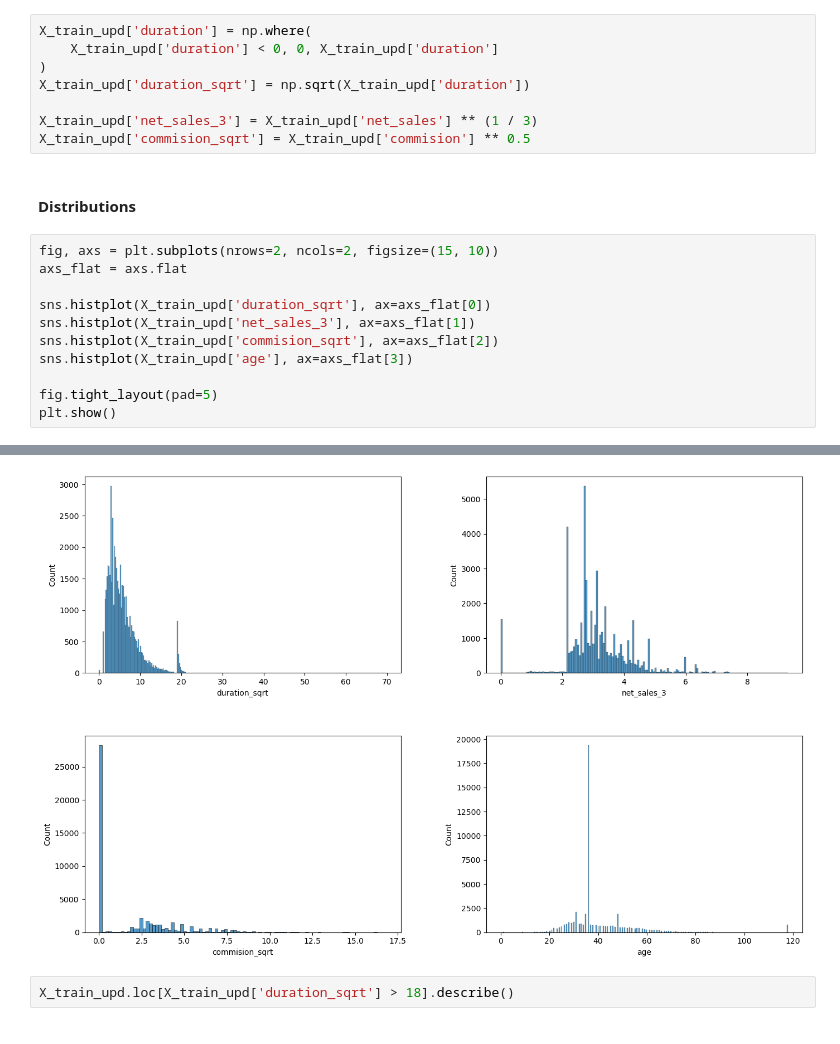
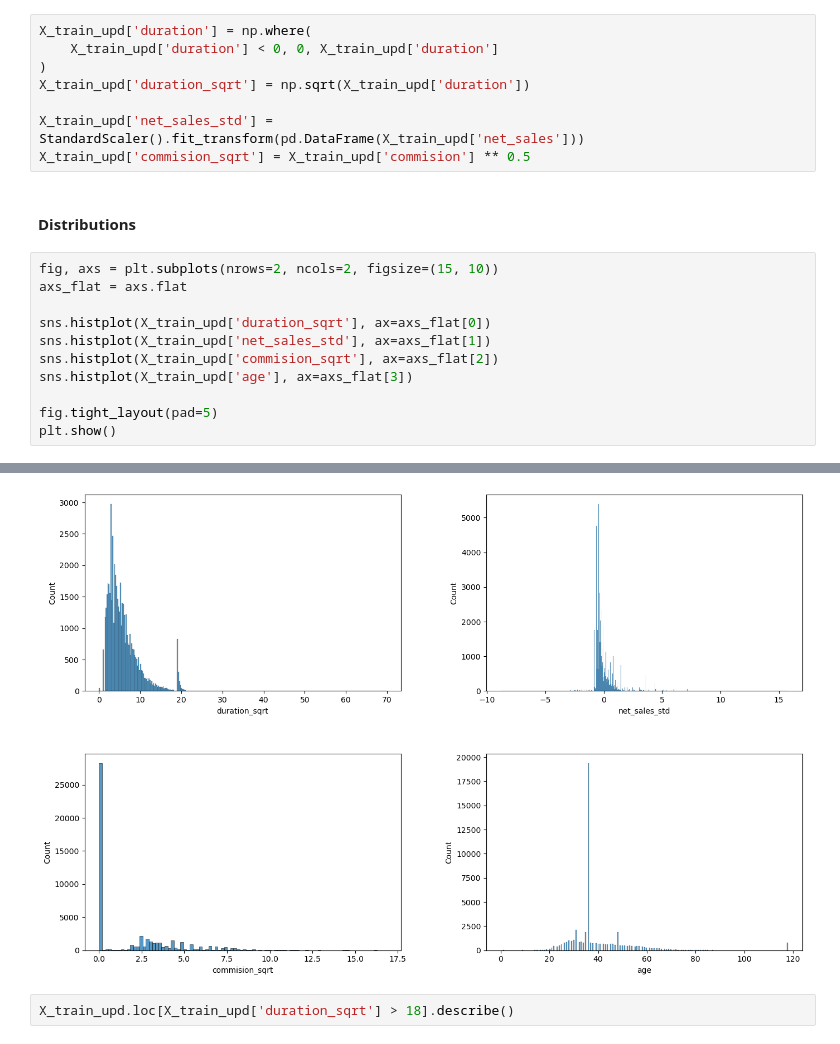
Before and after one commit to AndreiShelest/ML_travel_insurance, a Jupyter notebook: notebooks/eda.ipynb, the cells around one changed output, grey strips where cells are left out. Drawn from its saved outputs; the diff is of its cells as text.

Commit message:
add std scaler

```diff
--- a/notebooks/eda.ipynb
+++ b/notebooks/eda.ipynb
@@ -256,24 +256,24 @@ X_train_upd['duration'] = np.where(
 )
 X_train_upd['duration_sqrt'] = np.sqrt(X_train_upd['duration'])
 
-X_train_upd['net_sales_3'] = X_train_upd['net_sales'] ** (1 / 3)
+X_train_upd['net_sales_std'] = StandardScaler().fit_transform(pd.DataFrame(X_train_upd['net_sales']))
 X_train_upd['commision_sqrt'] = X_train_upd['commision'] ** 0.5
 # %% [markdown]
 #### Distributions
 # %%
 fig, axs = plt.subplots(nrows=2, ncols=2, figsize=(15, 10))
 axs_flat = axs.flat
 
 sns.histplot(X_train_upd['duration_sqrt'], ax=axs_flat[0])
-sns.histplot(X_train_upd['net_sales_3'], ax=axs_flat[1])
+sns.histplot(X_train_upd['net_sales_std'], ax=axs_flat[1])
 sns.histplot(X_train_upd['commision_sqrt'], ax=axs_flat[2])
 sns.histplot(X_train_upd['age'], ax=axs_flat[3])
 
 fig.tight_layout(pad=5)
 plt.show()
 # %% [output]
 [interactive output not drawn]
-[figure, old version]
+[figure, new version]
 # %%
 X_train_upd.loc[X_train_upd['duration_sqrt'] > 18].describe()
 # %% [output]
```
Also changed, not shown: parts of 7 cells of this notebook, 5 other files.
